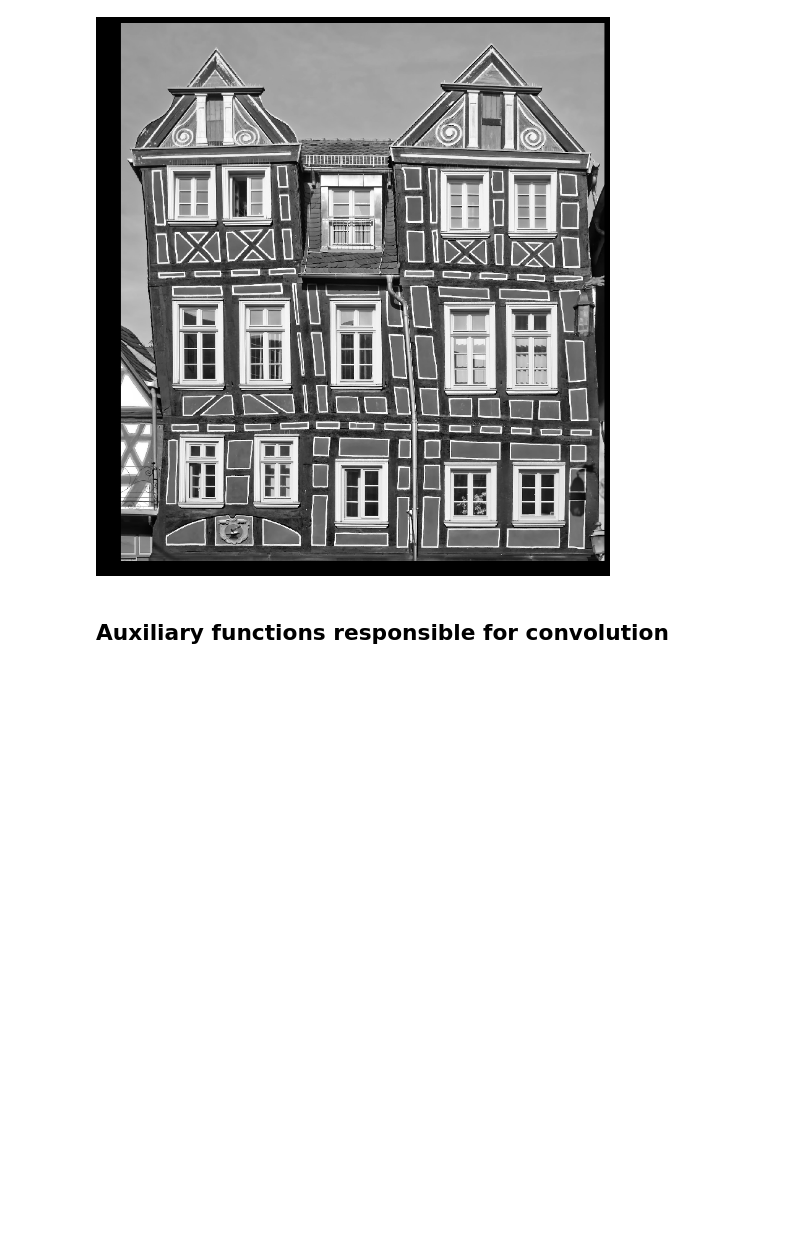
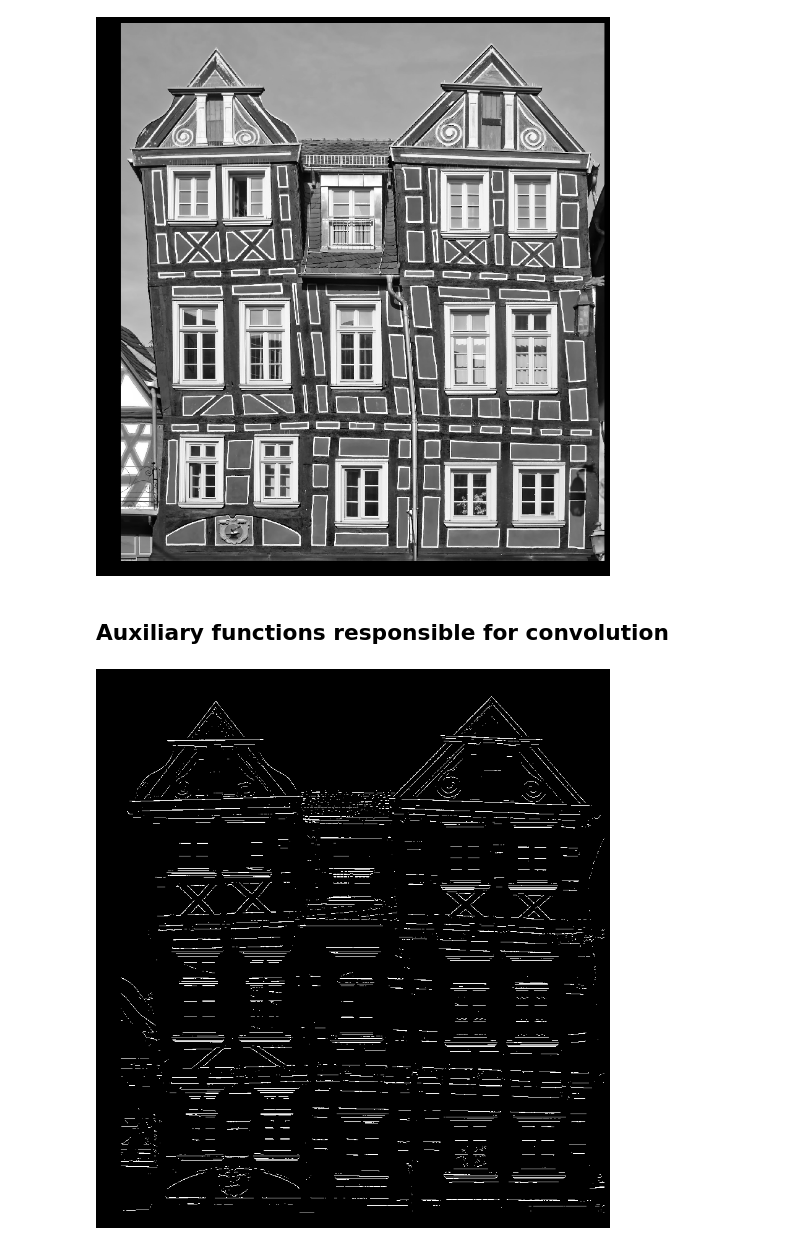
Before and after one commit to ajits-github/Exploring_NN_with_Numpy, a Jupyter notebook: Applying_different_filters_to_the_image.ipynb, the cells around one changed output. Saved outputs shown, nothing was run; the diff lists cells and outputs as text; code cells hidden in the pictures; blank space fills up the shorter version.

```diff
--- a/Applying_different_filters_to_the_image.ipynb
+++ b/Applying_different_filters_to_the_image.ipynb
@@ -129,3 +129,20 @@ def apply_filter(image, kernel, padding = 0, stride = 1):
             output[x, y] = simple_conv2d(crop(image_with_padding, (x * stride, y * stride), kernel.shape), kernel)
 
     return output
+# %%
+def post_actions(image):
+    image_norm =  (image - np.min(image))/(np.max(image) - np.min(image))
+    return (image_norm > 0.6).astype(int)
+# %%
+K1 = np.array(
+    [[1, 2, 1],
+    [0, 0, 0],
+    [-1, -2, -1]]
+)
+
+I1 = apply_filter(image_gray, K1)
+# %%
+I1 = post_actions(I1)
+plot_image(I1, "1")
+# %% [output]
+[figure, added]
```
Also changed, not shown: parts of 7 cells of this notebook.
